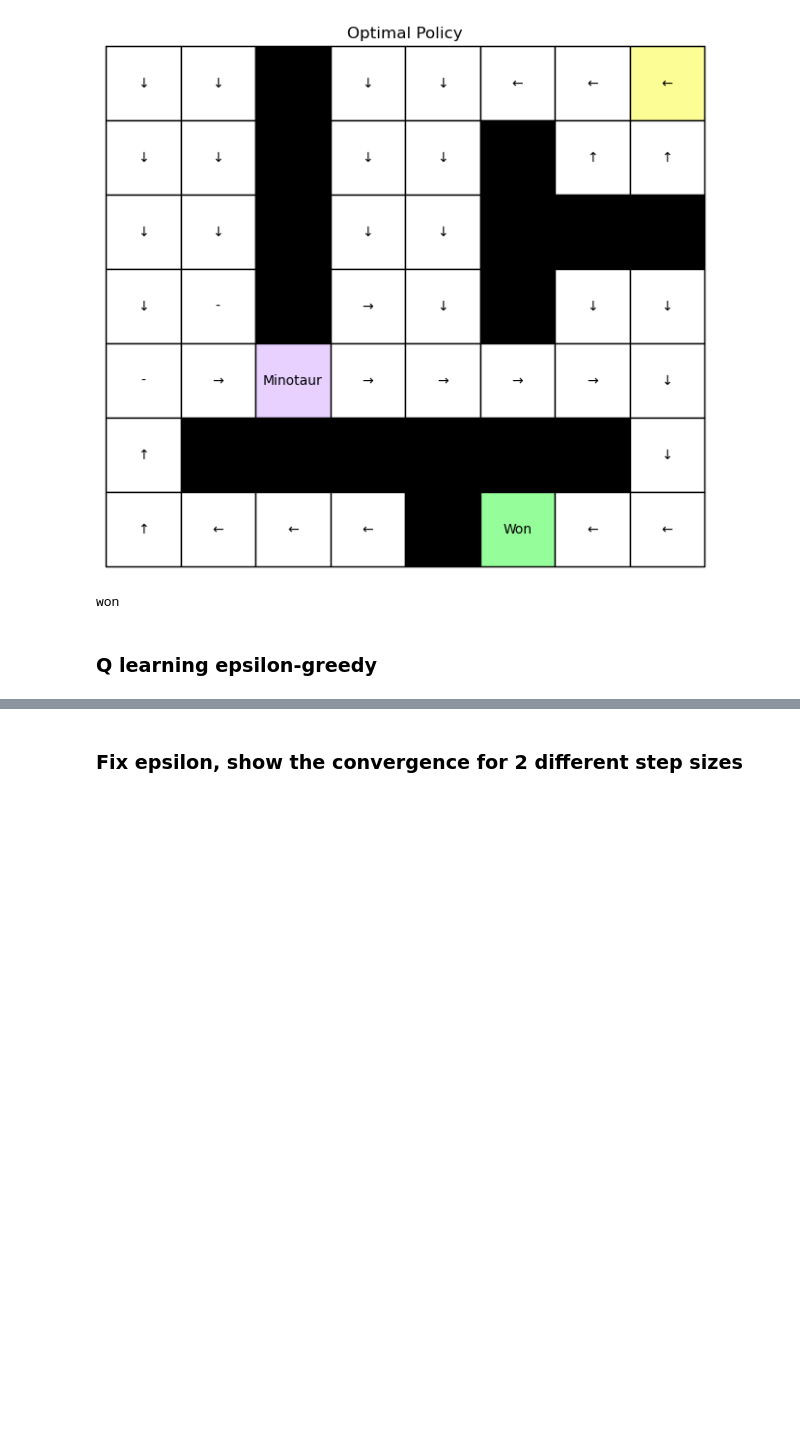
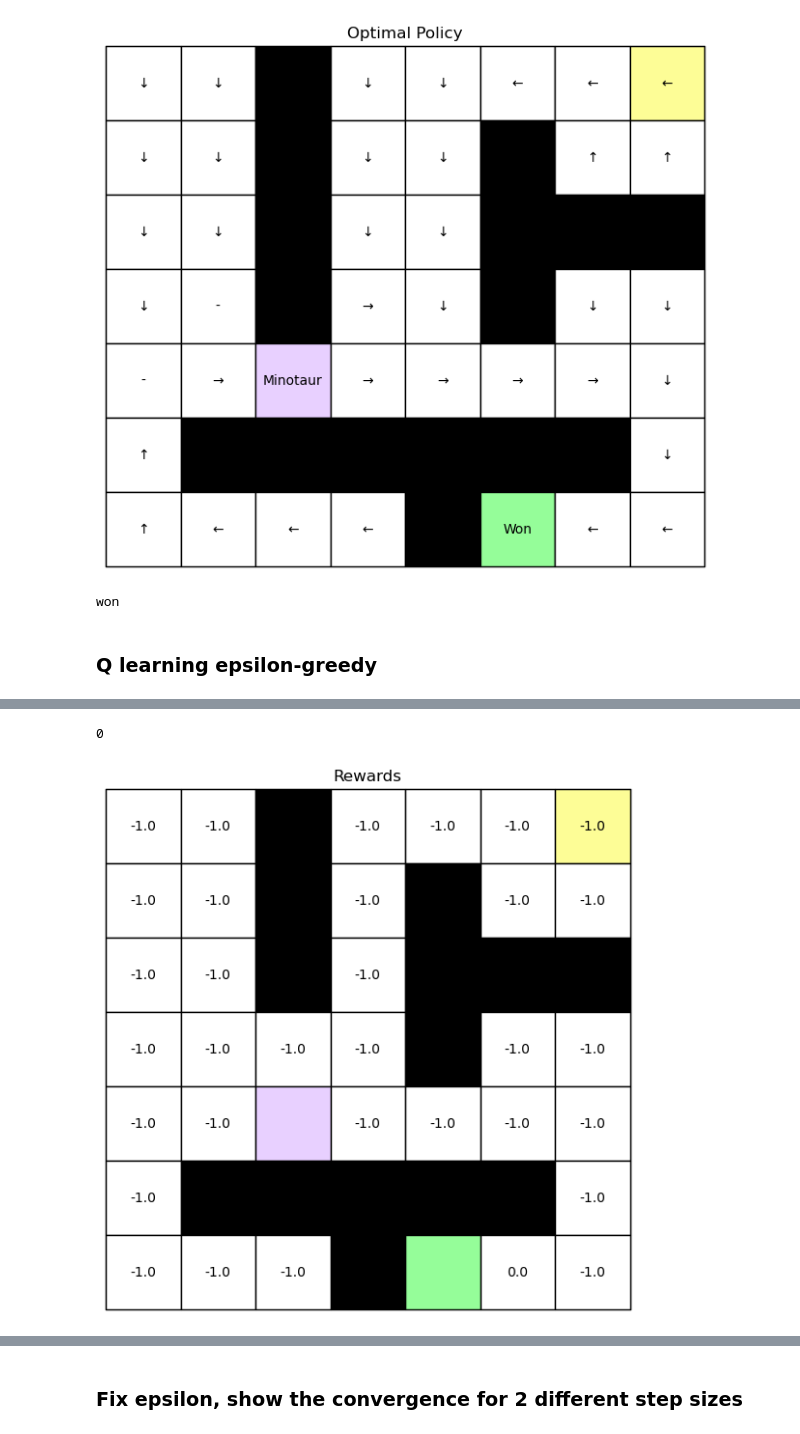
Before and after one commit to citrovin/reinforcement-learning, a Jupyter notebook: lab1/lab1.ipynb, the cells around one changed output, grey strips where cells are left out. Cells and saved outputs as stored; diff of their text form; code cells hidden in the pictures; blank space fills up the shorter version.

Commit message:
changed the rewards

```diff
--- a/lab1/lab1.ipynb
+++ b/lab1/lab1.ipynb
@@ -285,3 +286,8 @@ mz.draw_policy(env, minotaur, estimated_policy, time = -1, key =True, key_val =
+# %%
+mz.draw_rewards(env, minotaur, estimated_policy, time= -1, key = True, key_val = 1)
+# %% [output]
+0
+[figure, added]
 # %%
 epsilon = 0.2
 Q, estimated_policy_2, vf_initial_2 = env.Q_learning_greedy(start, minotaur_start, key_cell, alpha, gamma, epsilon, episodes, key = True)
```
Also changed, not shown: parts of 13 cells of this notebook, 3 other files.
